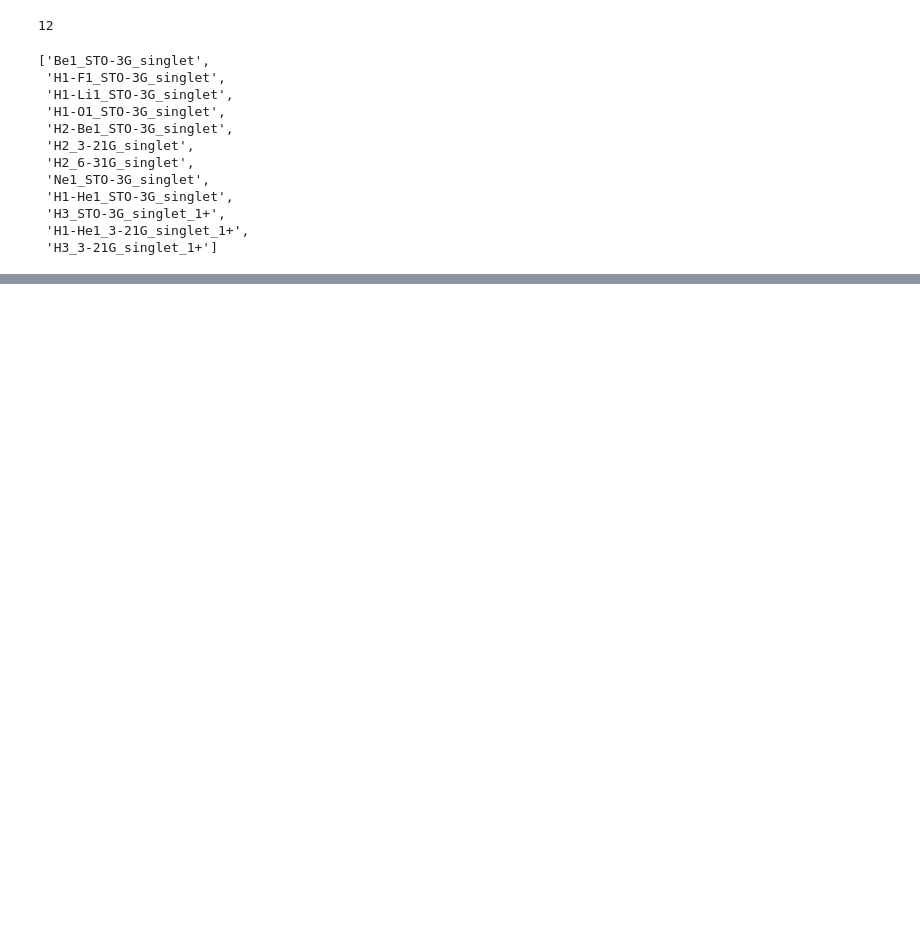
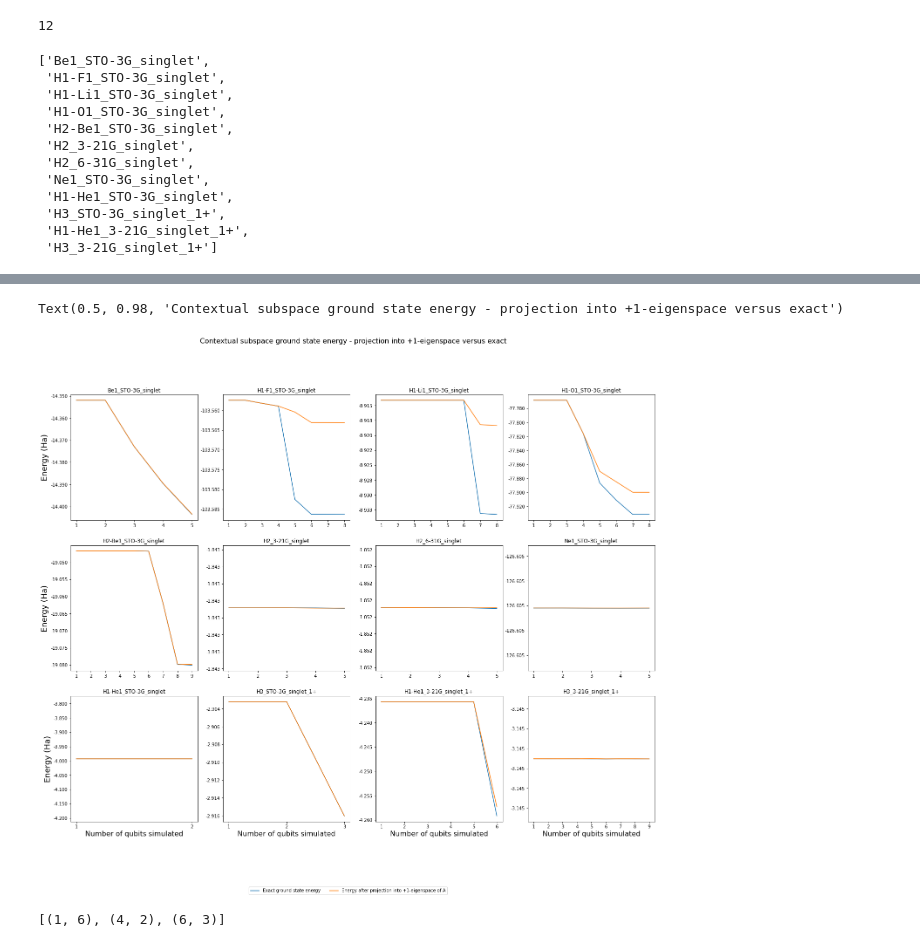
Before and after one commit to wmkirby1/CS-VQE, a Jupyter notebook: Noncontextual estimate vs ground state.ipynb, the cells around one changed output, grey strips where cells are left out. Saved outputs shown, nothing was run; the diff lists cells and outputs as text; code cells hidden in the pictures; blank space fills up the shorter version.

```diff
--- a/Noncontextual estimate vs ground state.ipynb
+++ b/Noncontextual estimate vs ground state.ipynb
@@ -316,0 +346,51 @@ proj_energy
+# %%
+factors = la.factor_int(len(proj_energy))
+
+if factors[0] == 1:
+    grid_pos = range(factors[1])
+else:
+    grid_pos = list(itertools.product(range(factors[0]), range(factors[1])))
+
+fig, axs = plt.subplots(nrows = factors[0], ncols = factors[1], figsize = (6*factors[1],6*factors[0]))
+
+
+for index, speciesname in enumerate(small_ham_keys):
+    grid = grid_pos[index]
+
+    mol_results = proj_energy[speciesname]
+    X = mol_results['qubit_nums']
+    Y1 = mol_results['gs_true']
+    Y2 = mol_results['gs_proj']
+
+    axs[grid].get_yaxis().get_major_formatter().set_useOffset(False)
+    axs[grid].yaxis.set_major_formatter(FormatStrFormatter('%.3f'))
+    axs[grid].set_title(str(speciesname))
+    l1 = axs[grid].plot(X, Y1, label='Exact ground state energy')
+    l2 = axs[grid].plot(X, Y2, label='Energy after projection into +1-eigenspace of A')
+    axs[grid].set_xticks(X)
+
+    if factors[0] != 1:
+        if grid[0] == 2:
+            axs[grid].set_xlabel('Number of qubits simulated',fontsize=16)
+        if grid[1] == 0:
+            axs[grid].set_ylabel('Energy (Ha)',fontsize=18)
+    else:
+        axs[grid].set_xlabel('Number of generators removed',fontsize=16)
+        if grid == 0:
+            axs[grid].set_ylabel('Energy (Ha)',fontsize=18)
+
+handles, labels = axs[grid].get_legend_handles_labels()
+fig.legend(handles,
+           labels,
+           loc="lower center",
+           borderaxespad=0.1,
+           ncol=2)
+
+fig.suptitle('Contextual subspace ground state energy - projection into +1-eigenspace versus exact', fontsize=16)
+# %% [output]
+Text(0.5, 0.98, 'Contextual subspace ground state energy - projection into +1-eigenspace versus exact')
+[figure, added]
+# %%
+list(zip([1, 4, 6], [6, 2, 3]))
+# %% [output]
+[(1, 6), (4, 2), (6, 3)]
```
Also changed, not shown: parts of 7 cells of this notebook, 9 other files.
